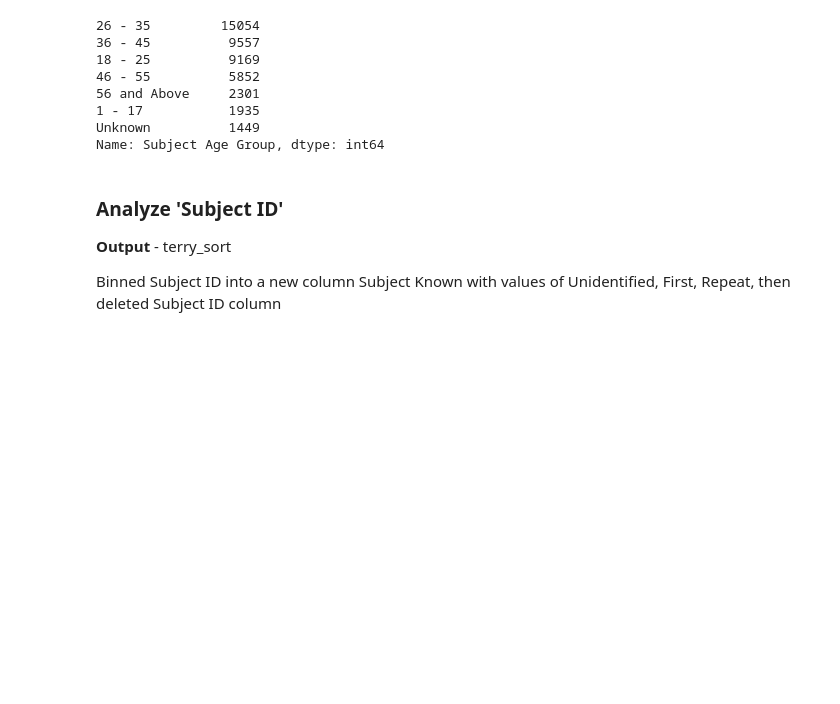
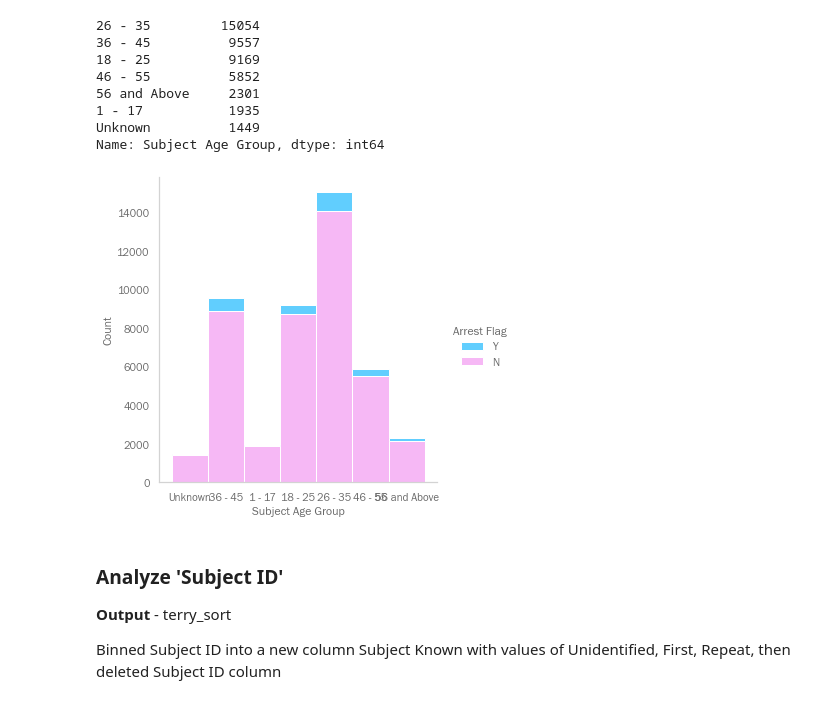
Before and after one commit to melodygr/Classification_Project, a Jupyter notebook: Classification_Project.ipynb, the cells around one changed output. Saved outputs shown, nothing was run; the diff lists cells and outputs as text; code cells hidden in the pictures; blank space fills up the shorter version.

```diff
--- a/Classification_Project.ipynb
+++ b/Classification_Project.ipynb
@@ -84,13 +84,14 @@ Some ideas for exploration:
 import pandas as pd
 import numpy as np
 import matplotlib.pyplot as plt
-%matplotlib inline
+import seaborn as sns
 import time
 from datetime import datetime
 from sklearn.neighbors import KNeighborsClassifier
 from sklearn.linear_model import LinearRegression, Ridge, Lasso, LassoCV, LassoLarsCV, LassoLarsIC, LogisticRegression
 from sklearn.metrics import r2_score, mean_squared_error, mean_squared_log_error, plot_confusion_matrix, confusion_matrix, precision_score, recall_score, accuracy_score, f1_score, classification_report, roc_curve, auc, roc_auc_score
 from sklearn.model_selection import train_test_split, cross_val_score, KFold, GridSearchCV
+from statsmodels.stats.outliers_influence import variance_inflation_factor
 from sklearn.preprocessing import PolynomialFeatures, MinMaxScaler, OneHotEncoder, StandardScaler, scale
 from sklearn import metrics
 from sklearn.feature_selection import VarianceThreshold, f_regression, mutual_info_regression, SelectKBest, RFE, RFECV
@@ -102,7 +103,39 @@ from sklearn import tree
 from sklearn.tree import DecisionTreeClassifier
 from sklearn.ensemble import BaggingClassifier, RandomForestClassifier, AdaBoostClassifier, GradientBoostingClassifier
 from xgboost import XGBClassifier
-plt.style.use('seaborn-darkgrid')
+# %%
+CB91_Blue = '#2CBDFE'
+CB91_Green = '#47DBCD'
+CB91_Pink = '#F3A0F2'
+CB91_Purple = '#9D2EC5'
+CB91_Violet = '#661D98'
+CB91_Amber = '#F5B14C'
+color_list = [CB91_Blue, CB91_Pink, CB91_Green, CB91_Amber, CB91_Purple, CB91_Violet]
+plt.rcParams['axes.prop_cycle'] = plt.cycler(color=color_list)
+sns.set_context("notebook", rc={"font.size":16, "axes.titlesize":20, "axes.labelsize":18})
+sns.set(font='Franklin Gothic Book',
+rc={'axes.axisbelow': False,
+'axes.edgecolor': 'lightgrey',
+'axes.facecolor': 'None',
+'axes.grid': False,
+'axes.labelcolor': 'dimgrey',
+'axes.spines.right': False,
+'axes.spines.top': False,
+'axes.prop_cycle': plt.cycler(color=color_list),
+'figure.facecolor': 'white',
+'lines.solid_capstyle': 'round',
+'patch.edgecolor': 'w',
+'patch.force_edgecolor': True,
+'text.color': 'dimgrey',
+'xtick.bottom': False,
+'xtick.color': 'dimgrey',
+'xtick.direction': 'out',
+'xtick.top': False,
+'ytick.color': 'dimgrey',
+'ytick.direction': 'out',
+'ytick.left': False,
+'ytick.right': False})
+%matplotlib inline
 # %%
 # No null entries, 45317 records
 terry = pd.read_csv('Terry_Stops.csv')
@@ -238,6 +271,10 @@ terry['Subject Age Group'].value_counts()
 1 - 17           1935
 Unknown          1449
 Name: Subject Age Group, dtype: int64
+# %%
+sns.displot(terry, x='Subject Age Group', hue_order=('Y','N'), hue='Arrest Flag', multiple='stack');
+# %% [output]
+[figure, added]
 # %% [markdown]
 ### Analyze 'Subject ID'
 
```
Also changed, not shown: parts of 129 cells of this notebook.
